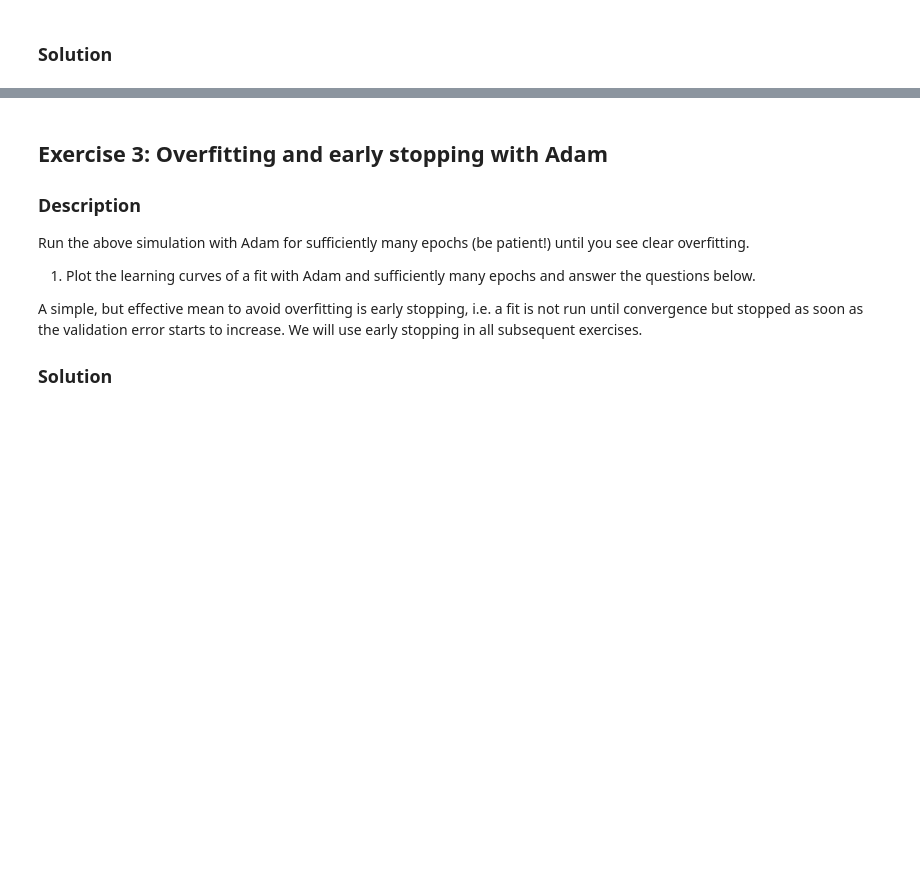
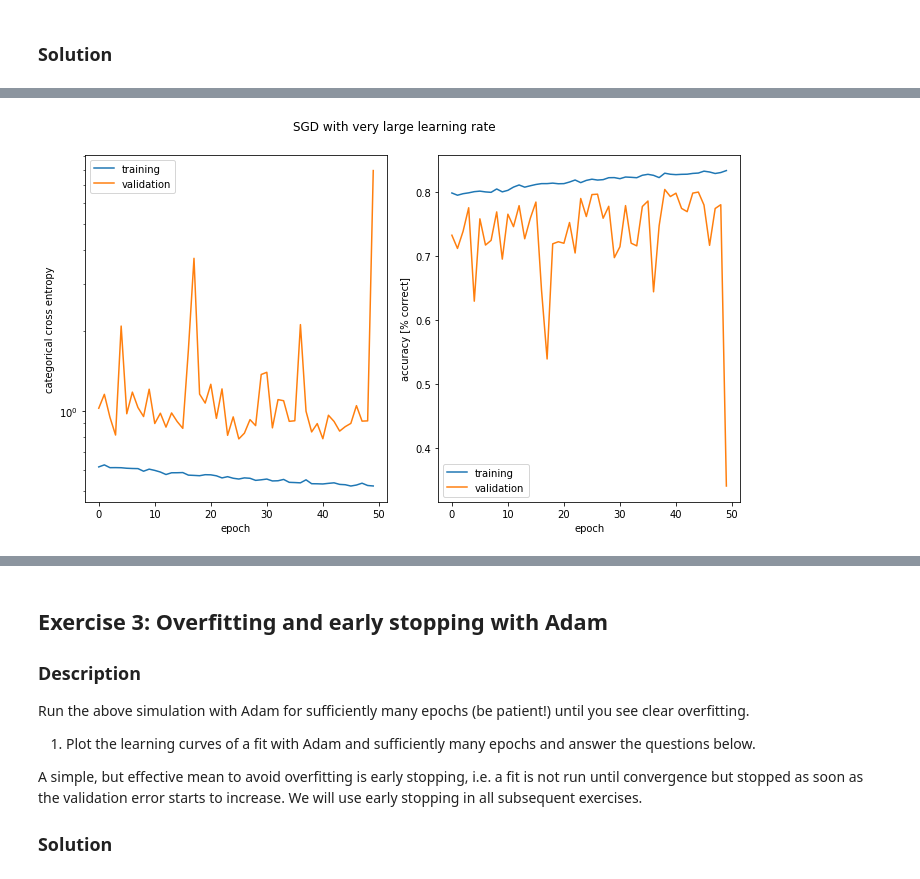
Before and after one commit to Amaumaury/ArtificialNeuralNetworks, a Jupyter notebook: miniproject1.ipynb, the cells around one changed output, grey strips where cells are left out. Drawn from its saved outputs; the diff is of its cells as text; code cells hidden in the pictures; blank space fills up the shorter version.

```diff
--- a/miniproject1.ipynb
+++ b/miniproject1.ipynb
@@ -315,0 +317,23 @@ Epoch 50/50
+# %%
+LARGE_RATE = 0.9
+SMALL_RATE = 10**(-6)
+# %%
+sgd_test_rate = Sequential([
+    Dense(64, input_shape=(x_train.shape[1],), activation="relu"),
+    Dense(y_train.shape[1], activation="softmax")
+])
+# %%
+sgd_test_rate.compile(
+    loss=keras.losses.categorical_crossentropy,
+    optimizer=SGD(lr=LARGE_RATE),
+    metrics=['accuracy']
+)
+
+_ = plot_history(sgd_test_rate.fit(
+    x_train, y_train,
+    validation_data=(x_test, y_test),
+    epochs=50,
+    verbose=0
+), "SGD with very large learning rate")
+# %% [output]
+[figure, added]
```
Also changed, not shown: parts of 31 cells of this notebook.
